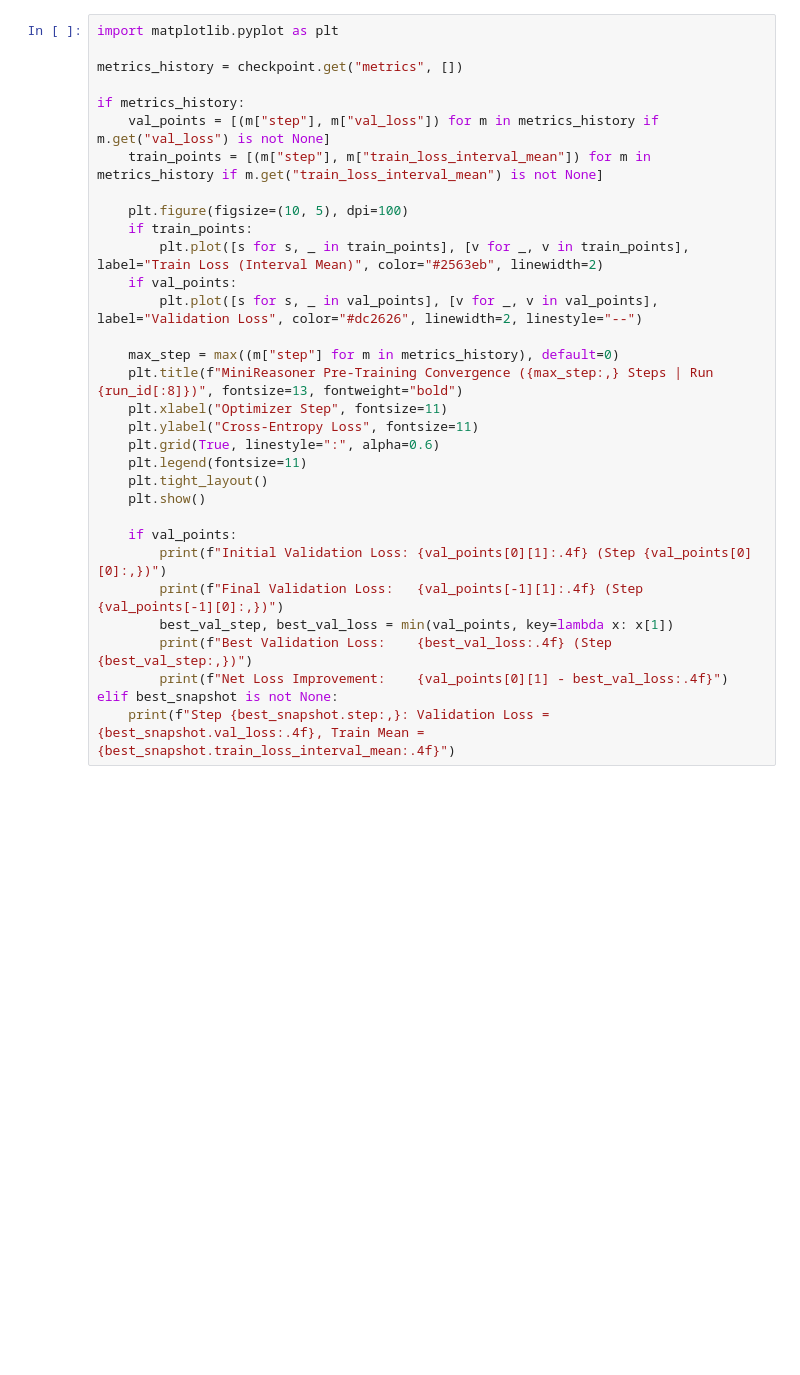
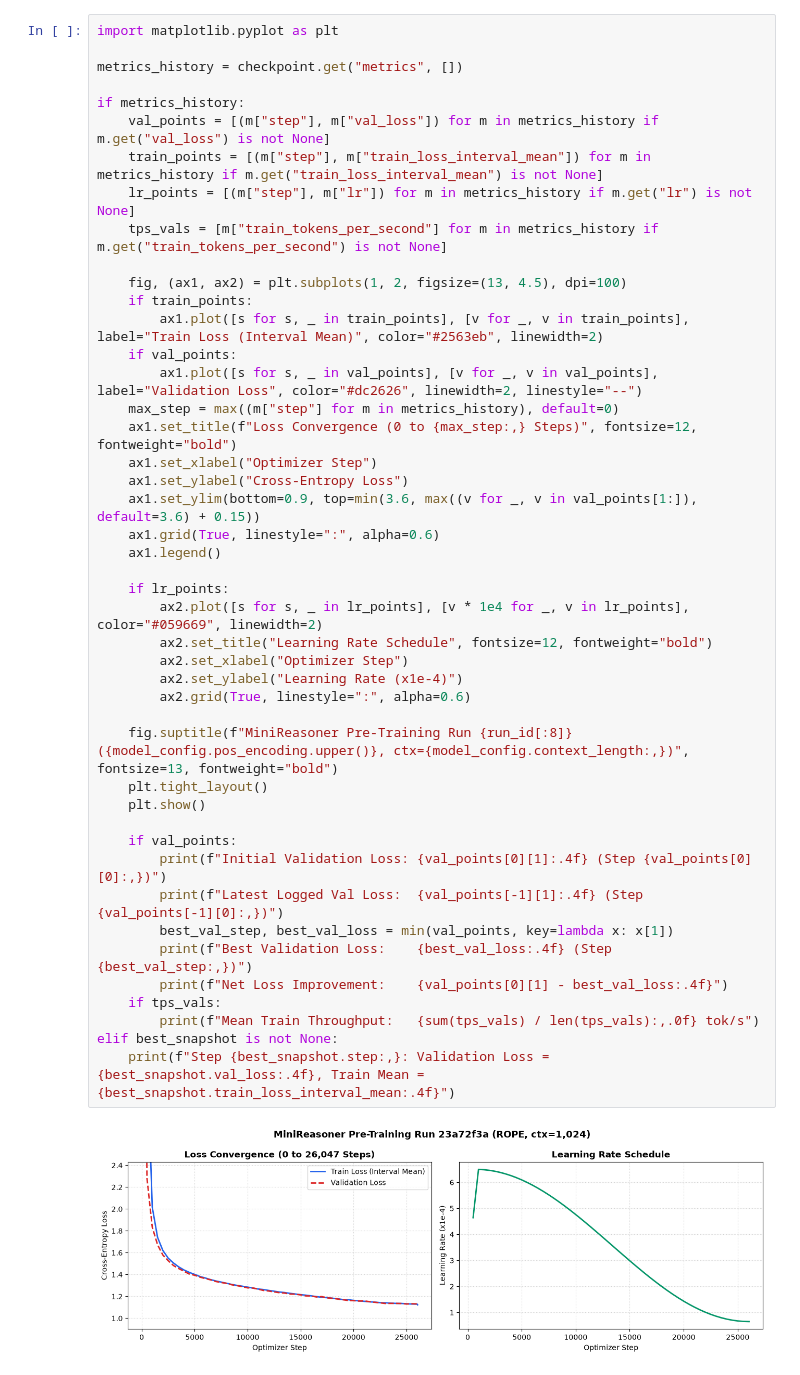
Before and after one commit to sampath017/MiniReasoner, a Jupyter notebook: notebooks/evaluation.ipynb, the cells around one changed output. Saved outputs shown, nothing was run; the diff lists cells and outputs as text; blank space fills up the shorter version.

Commit message:
Phase 3 Pre-training done

```diff
--- a/notebooks/evaluation.ipynb
+++ b/notebooks/evaluation.ipynb
@@ -245,32 +302,47 @@ The checkpoint stores the historical metrics logged throughout pre-training. We
 # %%
 import matplotlib.pyplot as plt
 
 metrics_history = checkpoint.get("metrics", [])
 
 if metrics_history:
     val_points = [(m["step"], m["val_loss"]) for m in metrics_history if m.get("val_loss") is not None]
     train_points = [(m["step"], m["train_loss_interval_mean"]) for m in metrics_history if m.get("train_loss_interval_mean") is not None]
+    lr_points = [(m["step"], m["lr"]) for m in metrics_history if m.get("lr") is not None]
+    tps_vals = [m["train_tokens_per_second"] for m in metrics_history if m.get("train_tokens_per_second") is not None]
 
-    plt.figure(figsize=(10, 5), dpi=100)
+    fig, (ax1, ax2) = plt.subplots(1, 2, figsize=(13, 4.5), dpi=100)
     if train_points:
-        plt.plot([s for s, _ in train_points], [v for _, v in train_points], label="Train Loss (Interval Mean)", color="#2563eb", linewidth=2)
+        ax1.plot([s for s, _ in train_points], [v for _, v in train_points], label="Train Loss (Interval Mean)", color="#2563eb", linewidth=2)
     if val_points:
-        plt.plot([s for s, _ in val_points], [v for _, v in val_points], label="Validation Loss", color="#dc2626", linewidth=2, linestyle="--")
+        ax1.plot([s for s, _ in val_points], [v for _, v in val_points], label="Validation Loss", color="#dc2626", linewidth=2, linestyle="--")
+    max_step = max((m["step"] for m in metrics_history), default=0)
+    ax1.set_title(f"Loss Convergence (0 to {max_step:,} Steps)", fontsize=12, fontweight="bold")
+    ax1.set_xlabel("Optimizer Step")
+    ax1.set_ylabel("Cross-Entropy Loss")
+    ax1.set_ylim(bottom=0.9, top=min(3.6, max((v for _, v in val_points[1:]), default=3.6) + 0.15))
+    ax1.grid(True, linestyle=":", alpha=0.6)
+    ax1.legend()
 
-    max_step = max((m["step"] for m in metrics_history), default=0)
-    plt.title(f"MiniReasoner Pre-Training Convergence ({max_step:,} Steps | Run {run_id[:8]})", fontsize=13, fontweight="bold")
-    plt.xlabel("Optimizer Step", fontsize=11)
-    plt.ylabel("Cross-Entropy Loss", fontsize=11)
-    plt.grid(True, linestyle=":", alpha=0.6)
-    plt.legend(fontsize=11)
+    if lr_points:
+        ax2.plot([s for s, _ in lr_points], [v * 1e4 for _, v in lr_points], color="#059669", linewidth=2)
+        ax2.set_title("Learning Rate Schedule", fontsize=12, fontweight="bold")
+        ax2.set_xlabel("Optimizer Step")
+        ax2.set_ylabel("Learning Rate (x1e-4)")
+        ax2.grid(True, linestyle=":", alpha=0.6)
+
+    fig.suptitle(f"MiniReasoner Pre-Training Run {run_id[:8]} ({model_config.pos_encoding.upper()}, ctx={model_config.context_length:,})", fontsize=13, fontweight="bold")
     plt.tight_layout()
     plt.show()
 
     if val_points:
         print(f"Initial Validation Loss: {val_points[0][1]:.4f} (Step {val_points[0][0]:,})")
-        print(f"Final Validation Loss:   {val_points[-1][1]:.4f} (Step {val_points[-1][0]:,})")
+        print(f"Latest Logged Val Loss:  {val_points[-1][1]:.4f} (Step {val_points[-1][0]:,})")
         best_val_step, best_val_loss = min(val_points, key=lambda x: x[1])
         print(f"Best Validation Loss:    {best_val_loss:.4f} (Step {best_val_step:,})")
         print(f"Net Loss Improvement:    {val_points[0][1] - best_val_loss:.4f}")
+    if tps_vals:
+        print(f"Mean Train Throughput:   {sum(tps_vals) / len(tps_vals):,.0f} tok/s")
 elif best_snapshot is not None:
     print(f"Step {best_snapshot.step:,}: Validation Loss = {best_snapshot.val_loss:.4f}, Train Mean = {best_snapshot.train_loss_interval_mean:.4f}")
+# %% [output]
+[figure, added]
```
Also changed, not shown: parts of 30 cells of this notebook, 14 other files.
